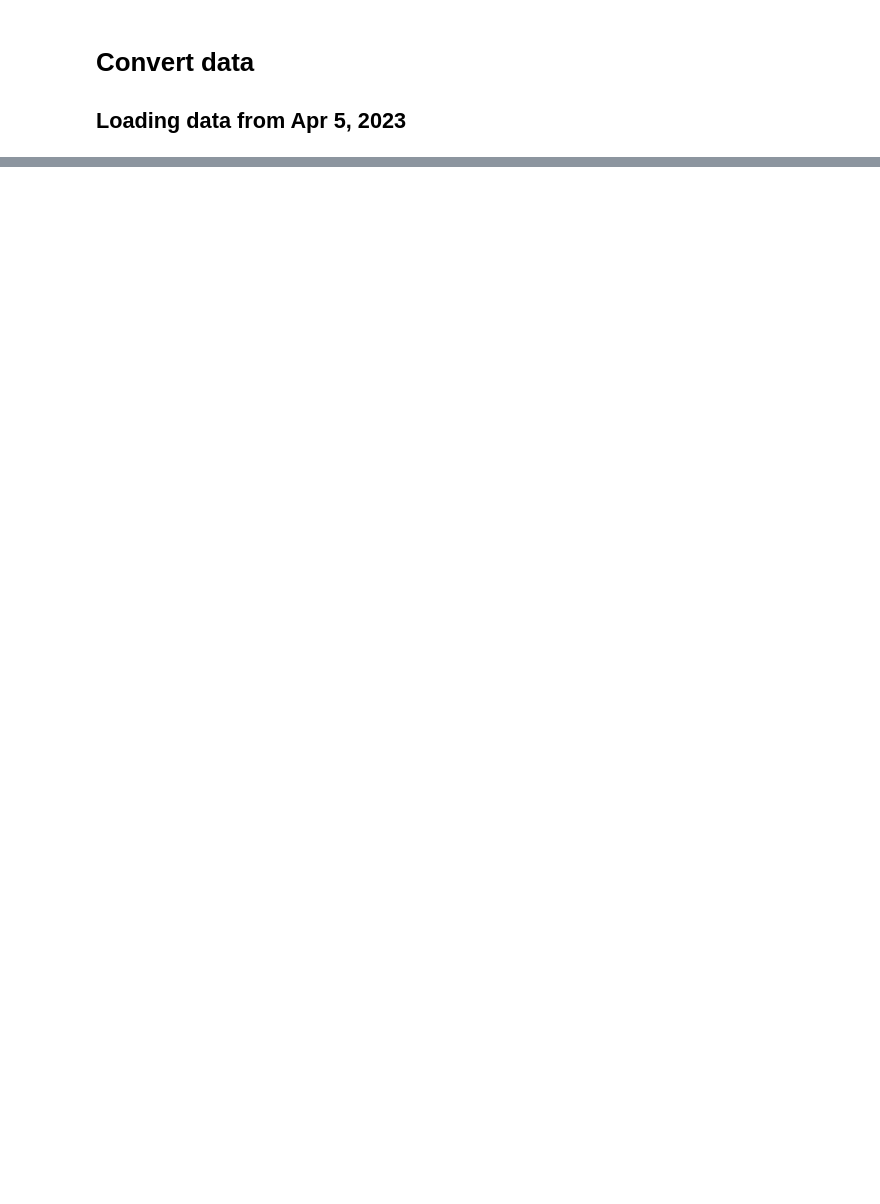
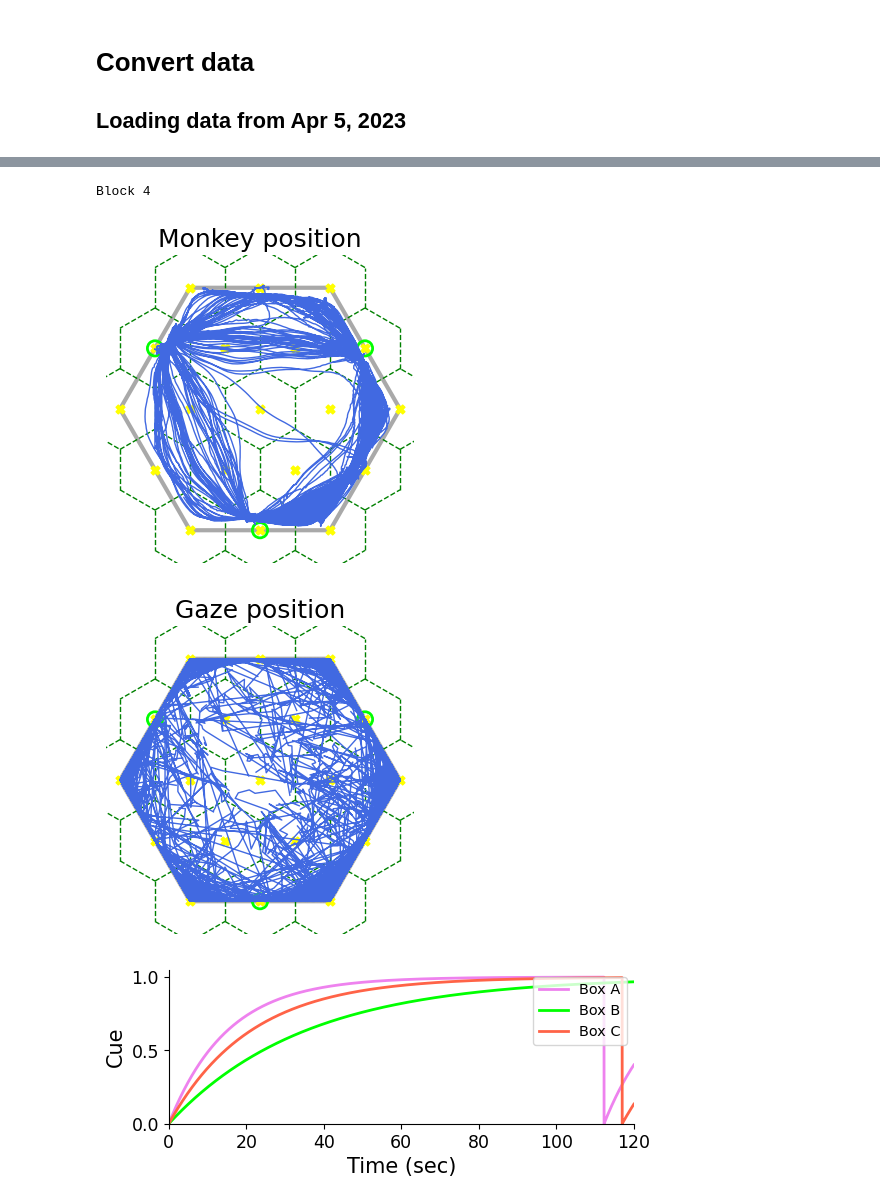
Before and after one commit to XaqLab/hex-arena, a Jupyter notebook: load-data.ipynb, the cells around one changed output, grey strips where cells are left out. Saved outputs shown, nothing was run; the diff lists cells and outputs as text; code cells hidden in the pictures; blank space fills up the shorter version.

```diff
--- a/load-data.ipynb
+++ b/load-data.ipynb
@@ -82,0 +20,39 @@ actions: (2399,)
+# %%
+from hexarena.env import ForagingEnv
+from hexarena.utils import load_monkey_data
+
+env = ForagingEnv(arena={'resol': 2}, boxes=[{'num_grades': 10, 'num_patches': 1}]*3, dt=0.5)
+
+filename = 'store/monkey-data_040523/testSession2.mat'
+block_idx = rng.choice(7)
+print('Block {}'.format(block_idx+1))
+block_data = load_monkey_data(filename, block_idx)
+
+_, ax = plt.subplots(figsize=(4, 4))
+env.arena.plot_mesh(ax)
+pos_xyz = block_data['pos_xyz']/1860.5
+ax.plot(pos_xyz[:, 0], pos_xyz[:, 1], color='royalblue', linewidth=1)
+ax.set_title('Monkey position')
+
+_, ax = plt.subplots(figsize=(4, 4))
+env.arena.plot_mesh(ax)
+pos_xyz = block_data['gaze_xyz']/1860.5
+ax.plot(pos_xyz[:, 0], pos_xyz[:, 1], color='royalblue', linewidth=1)
+ax.set_title('Gaze position')
+
+_, ax = plt.subplots(figsize=(6, 2))
+colors = ['violet', 'lime', 'tomato']
+for i, color in enumerate(colors):
+    ax.plot(block_data['t'], block_data['cues'][:, i], color=color)
+ax.legend(['Box A', 'Box B', 'Box C'], fontsize='x-small', loc='upper right')
+ax.set_xlim([0, 120])
+ax.set_xlabel('Time (sec)')
+ax.set_ylim([0, 1.05])
+ax.set_ylabel('Cue')
+
+plt.show()
+# %% [output]
+Block 4
+[figure, added]
+[figure, added]
+[figure, added]
```
Also changed, not shown: parts of 5 cells of this notebook, 7 other files.
